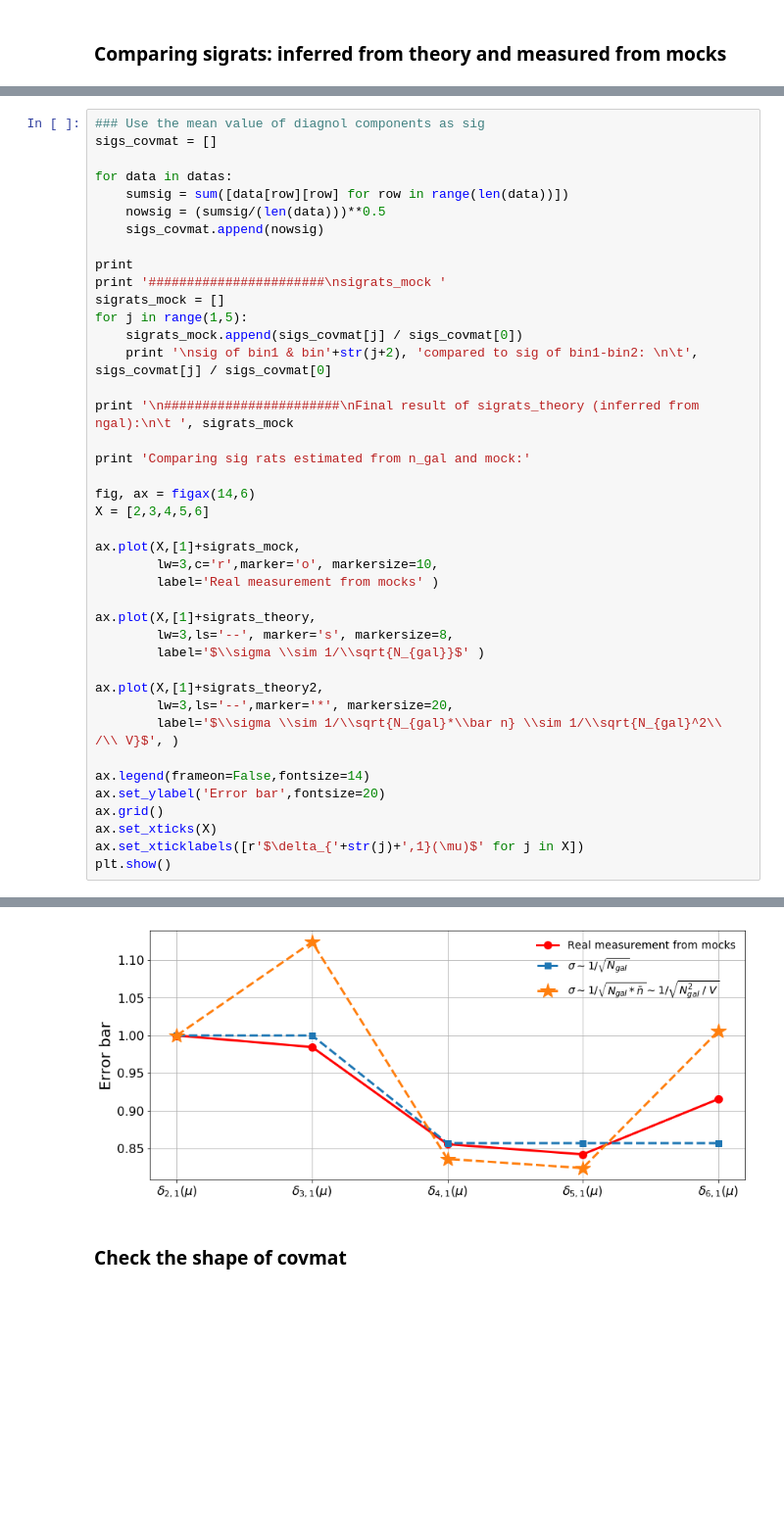
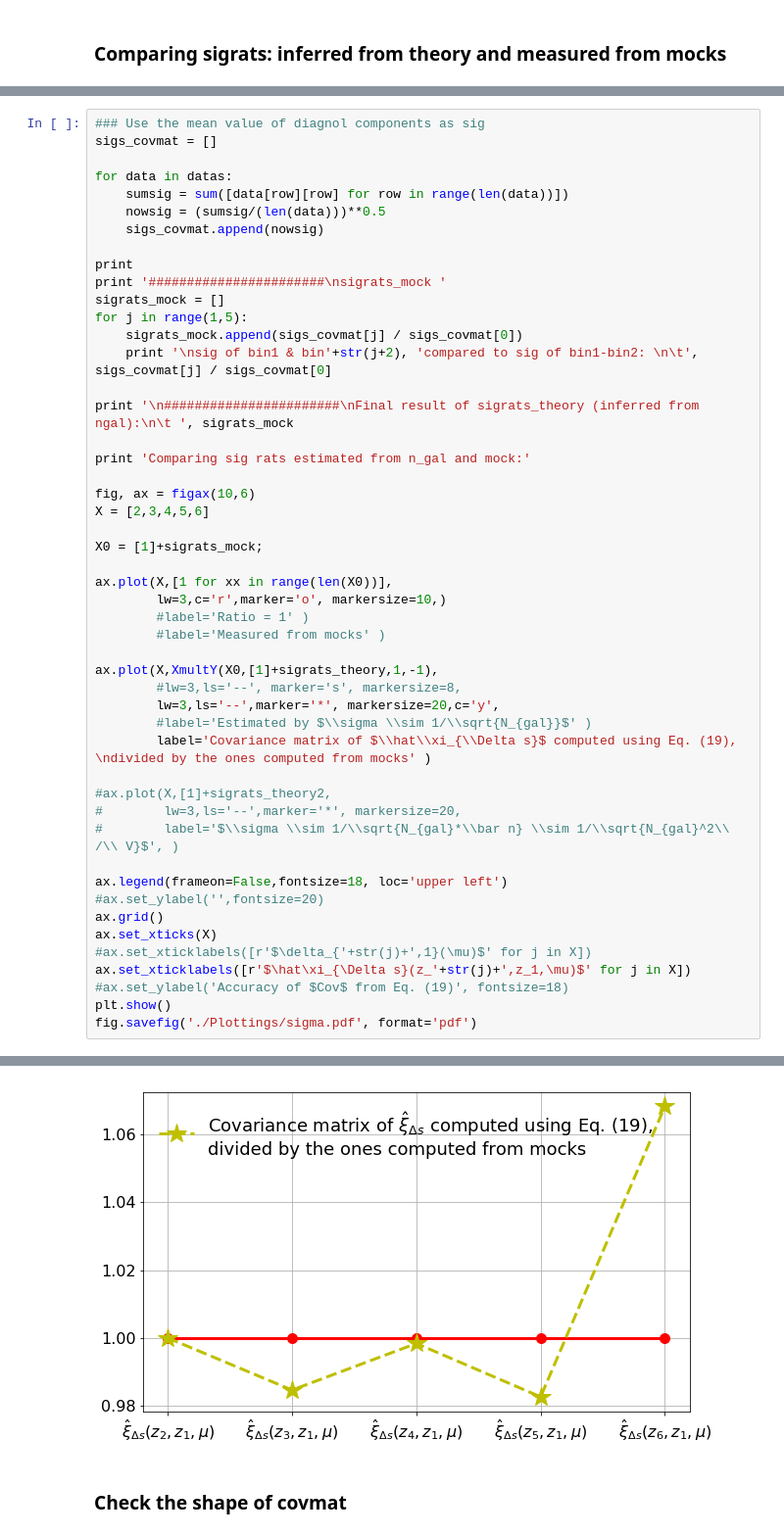
Before and after one commit to xiaodongli1986/APLike, a Jupyter notebook: develop/Forecast.ipynb, the cells around one changed output, grey strips where cells are left out. Shown at 98% size. Cells and saved outputs as stored; diff of their text form; blank space fills up the shorter version.

```diff
--- a/develop/Forecast.ipynb
+++ b/develop/Forecast.ipynb
@@ -200,27 +215,35 @@ print '\n#######################\nFinal result of sigrats_theory (inferred from
 
 print 'Comparing sig rats estimated from n_gal and mock:'
 
-fig, ax = figax(14,6)
+fig, ax = figax(10,6)
 X = [2,3,4,5,6]
 
-ax.plot(X,[1]+sigrats_mock,
-        lw=3,c='r',marker='o', markersize=10,
-        label='Real measurement from mocks' )
+X0 = [1]+sigrats_mock;
 
-ax.plot(X,[1]+sigrats_theory,
-        lw=3,ls='--', marker='s', markersize=8,
-        label='$\\sigma \\sim 1/\\sqrt{N_{gal}}$' )
+ax.plot(X,[1 for xx in range(len(X0))],
+        lw=3,c='r',marker='o', markersize=10,)
+        #label='Ratio = 1' )
+        #label='Measured from mocks' )
 
-ax.plot(X,[1]+sigrats_theory2,
-        lw=3,ls='--',marker='*', markersize=20,
-        label='$\\sigma \\sim 1/\\sqrt{N_{gal}*\\bar n} \\sim 1/\\sqrt{N_{gal}^2\\ /\\ V}$', )
+ax.plot(X,XmultY(X0,[1]+sigrats_theory,1,-1),
+        #lw=3,ls='--', marker='s', markersize=8,
+        lw=3,ls='--',marker='*', markersize=20,c='y',
+        #label='Estimated by $\\sigma \\sim 1/\\sqrt{N_{gal}}$' )
+        label='Covariance matrix of $\\hat\\xi_{\\Delta s}$ computed using Eq. (19), \ndivided by the ones computed from mocks' )
 
-ax.legend(frameon=False,fontsize=14)
-ax.set_ylabel('Error bar',fontsize=20)
+#ax.plot(X,[1]+sigrats_theory2,
+#        lw=3,ls='--',marker='*', markersize=20,
+#        label='$\\sigma \\sim 1/\\sqrt{N_{gal}*\\bar n} \\sim 1/\\sqrt{N_{gal}^2\\ /\\ V}$', )
+
+ax.legend(frameon=False,fontsize=18, loc='upper left')
+#ax.set_ylabel('',fontsize=20)
 ax.grid()
 ax.set_xticks(X)
-ax.set_xticklabels([r'$\delta_{'+str(j)+',1}(\mu)$' for j in X])
+#ax.set_xticklabels([r'$\delta_{'+str(j)+',1}(\mu)$' for j in X])
+ax.set_xticklabels([r'$\hat\xi_{\Delta s}(z_'+str(j)+',z_1,\mu)$' for j in X])
+#ax.set_ylabel('Accuracy of $Cov$ from Eq. (19)', fontsize=18)
 plt.show()
+fig.savefig('./Plottings/sigma.pdf', format='pdf')
 # %% [output]
 #######################
 sigrats_mock
@@ -243,5 +266,5 @@ Final result of sigrats_theory (inferred from ngal):
 Comparing sig rats estimated from n_gal and mock:
-[figure, old version]
+[figure, new version]
 # %% [markdown]
 ### Check the shape of covmat
 # %%
```
Also changed, not shown: parts of 4 cells of this notebook, 6 other files.
